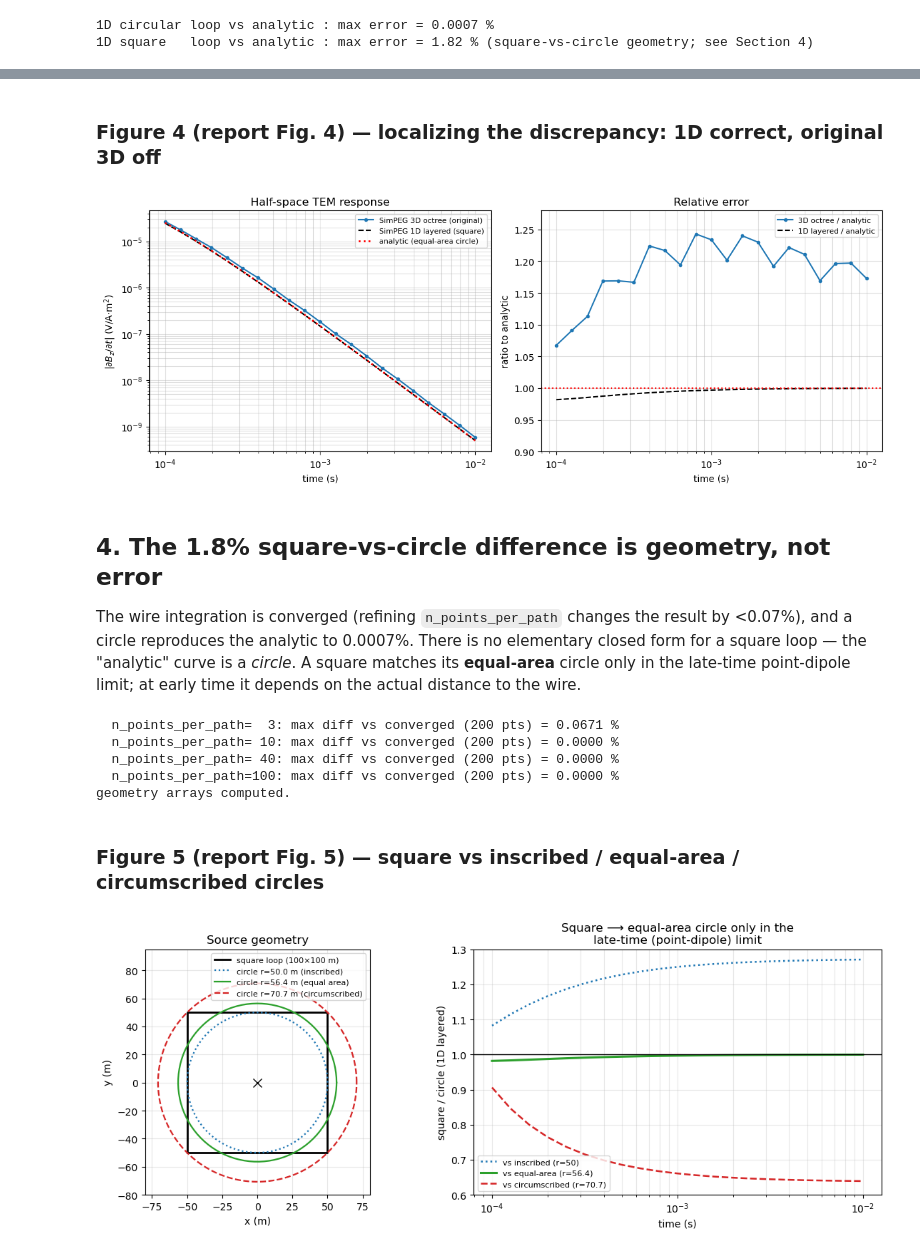
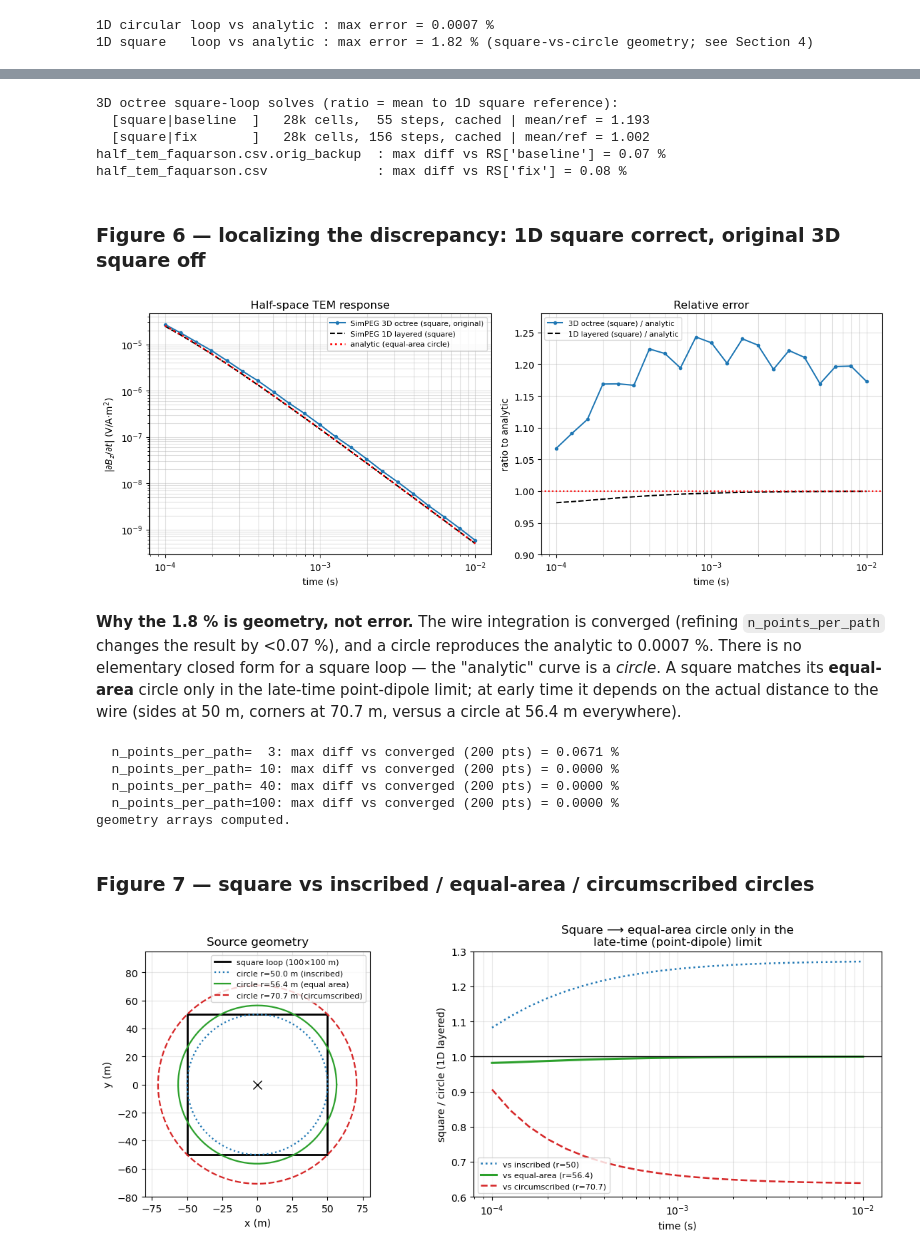
Before and after one commit to lheagy/comparision_tdem_Li_et_al_2017, a Jupyter notebook: halfspace_validation_and_timestep_fix.ipynb, the cells around one changed output, grey strips where cells are left out. Saved outputs shown, nothing was run; the diff lists cells and outputs as text; code cells hidden in the pictures.

```diff
--- a/halfspace_validation_and_timestep_fix.ipynb
+++ b/halfspace_validation_and_timestep_fix.ipynb
@@ -218,10 +169,0 @@ Refining the **time-steps** on the original mesh drives the error to zero; refin
-# %%
-# COMPUTE: convergence study
-run_3d("time_fine", [10, 10, 5],  TS["time_fine"])   # finer time, original mesh
-run_3d("mesh_fine", [5, 5, 2.5],  TS["baseline"])    # original time, finer mesh  (~1 min)
-run_3d("mesh_time", [5, 5, 2.5],  TS["time_fine"])   # both refined               (~2 min)
-
-print("\nmean ratio to analytic:")
-for k in ["baseline", "time_fine", "fix", "mesh_fine", "mesh_time"]:
-    r = R[k]/d_anal
-    print(f"  {k:10s}: mean {r.mean():.3f}  range {r.min():.3f}-{r.max():.3f}")
@@ -295,0 +341,13 @@ print(f"1D square   loop vs analytic : max error = {np.abs(d_1d_square/d_anal-1)
+# %%
+# COMPUTE: circular-loop convergence study vs EXACT analytic (cached after first run)
+print("3D octree circular-loop solves (ratio = mean to exact analytic):")
+run_3d("baseline",  [10, 10, 5],  TS["baseline"],  "circle", RC)
+run_3d("time_fine", [10, 10, 5],  TS["time_fine"], "circle", RC)
+run_3d("fix",       [10, 10, 5],  TS["fix"],       "circle", RC)
+run_3d("mesh_fine", [5, 5, 2.5],  TS["baseline"],  "circle", RC)
+run_3d("mesh_time", [5, 5, 2.5],  TS["time_fine"], "circle", RC)
+
+print("\nmean ratio to analytic:")
+for k in ["baseline", "time_fine", "fix", "mesh_fine", "mesh_time"]:
+    r = RC[k]/d_anal
+    print(f"  {k:10s}: mean {r.mean():.3f}  range {r.min():.3f}-{r.max():.3f}")
@@ -296,26 +477,42 @@ print(f"1D square   loop vs analytic : max error = {np.abs(d_1d_square/d_anal-1)
+# %%
+# COMPUTE: square-loop original vs fixed time-stepping; confirm they reproduce the committed CSVs
+print("3D octree square-loop solves (ratio = mean to 1D square reference):")
+run_3d("baseline", [10, 10, 5], TS["baseline"], "square", RS)
+run_3d("fix",      [10, 10, 5], TS["fix"],      "square", RS)
+
+for fname, key in [("half_tem_faquarson.csv.orig_backup", "baseline"),
+                   ("half_tem_faquarson.csv", "fix")]:
+    if os.path.exists(fname):
+        c = np.abs(pd.read_csv(fname)["voltage_V_Am2"].values)
+        print(f"{fname:36s}: max diff vs RS['{key}'] = {np.abs(RS[key]/c-1).max()*100:.2f} %")
+# %% [output]
+3D octree square-loop solves (ratio = mean to 1D square reference):
+  [square|baseline  ]   28k cells,  55 steps, cached | mean/ref = 1.193
+  [square|fix       ]   28k cells, 156 steps, cached | mean/ref = 1.002
+half_tem_faquarson.csv.orig_backup  : max diff vs RS['baseline'] = 0.07 %
+half_tem_faquarson.csv              : max diff vs RS['fix'] = 0.08 %
 # %% [markdown]
-### Figure 4 (report Fig. 4) — localizing the discrepancy: 1D correct, original 3D off
+### Figure 6 — localizing the discrepancy: 1D square correct, original 3D square off
 # %%
 # FIGURE ONLY
 fig, ax = plt.subplots(1, 2, figsize=(12, 4.6))
-ax[0].loglog(times, R["baseline"], 'C0-o', ms=3, label='SimPEG 3D octree (original)')
+ax[0].loglog(times, RS["baseline"], 'C0-o', ms=3, label='SimPEG 3D octree (square, original)')
 ax[0].loglog(times, d_1d_square, 'k--', label='SimPEG 1D layered (square)')
 ax[0].loglog(times, d_anal, 'r:', lw=2, label='analytic (equal-area circle)')
 ax[0].set_xlabel('time (s)'); ax[0].set_ylabel(r'$|\partial B_z/\partial t|$ (V/A·m$^2$)')
 ax[0].grid(True, which='both', alpha=.4); ax[0].legend(fontsize=8); ax[0].set_title('Half-space TEM response')
-ax[1].semilogx(times, R["baseline"]/d_anal, 'C0-o', ms=3, label='3D octree / analytic')
-ax[1].semilogx(times, d_1d_square/d_anal, 'k--', label='1D layered / analytic')
+ax[1].semilogx(times, RS["baseline"]/d_anal, 'C0-o', ms=3, label='3D octree (square) / analytic')
+ax[1].semilogx(times, d_1d_square/d_anal, 'k--', label='1D layered (square) / analytic')
 ax[1].axhline(1, color='r', ls=':'); ax[1].set_ylim(0.9, 1.28)
 ax[1].set_xlabel('time (s)'); ax[1].set_ylabel('ratio to analytic')
 ax[1].grid(True, which='both', alpha=.4); ax[1].legend(fontsize=8); ax[1].set_title('Relative error')
 plt.tight_layout(); plt.savefig('fig_diagnosis_1d_vs_3d.png', dpi=130); plt.show()
 # %% [output]
-[figure, old version]
+[figure, new version]
 # %% [markdown]
-## 4. The 1.8% square-vs-circle difference is geometry, not error
-
-The wire integration is converged (refining `n_points_per_path` changes the result by <0.07%), and a
-circle reproduces the analytic to 0.0007%. There is no elementary closed form for a square loop — the
-"analytic" curve is a *circle*. A square matches its **equal-area** circle only in the late-time
-point-dipole limit; at early time it depends on the actual distance to the wire.
+**Why the 1.8 % is geometry, not error.** The wire integration is converged (refining
+`n_points_per_path` changes the result by <0.07 %), and a circle reproduces the analytic to 0.0007 %.
+There is no elementary closed form for a square loop — the "analytic" curve is a *circle*. A square matches
+its **equal-area** circle only in the late-time point-dipole limit; at early time it depends on the actual
+distance to the wire (sides at 50 m, corners at 70.7 m, versus a circle at 56.4 m everywhere).
 # %%
@@ -337,7 +534,7 @@ print("geometry arrays computed.")
   n_points_per_path=100: max diff vs converged (200 pts) = 0.0000 %
 geometry arrays computed.
 # %% [markdown]
-### Figure 5 (report Fig. 5) — square vs inscribed / equal-area / circumscribed circles
+### Figure 7 — square vs inscribed / equal-area / circumscribed circles
 # %%
 # FIGURE ONLY
 fig, ax = plt.subplots(1, 2, figsize=(12, 4.6))
```
Also changed, not shown: parts of 43 cells of this notebook, 13 other files.
